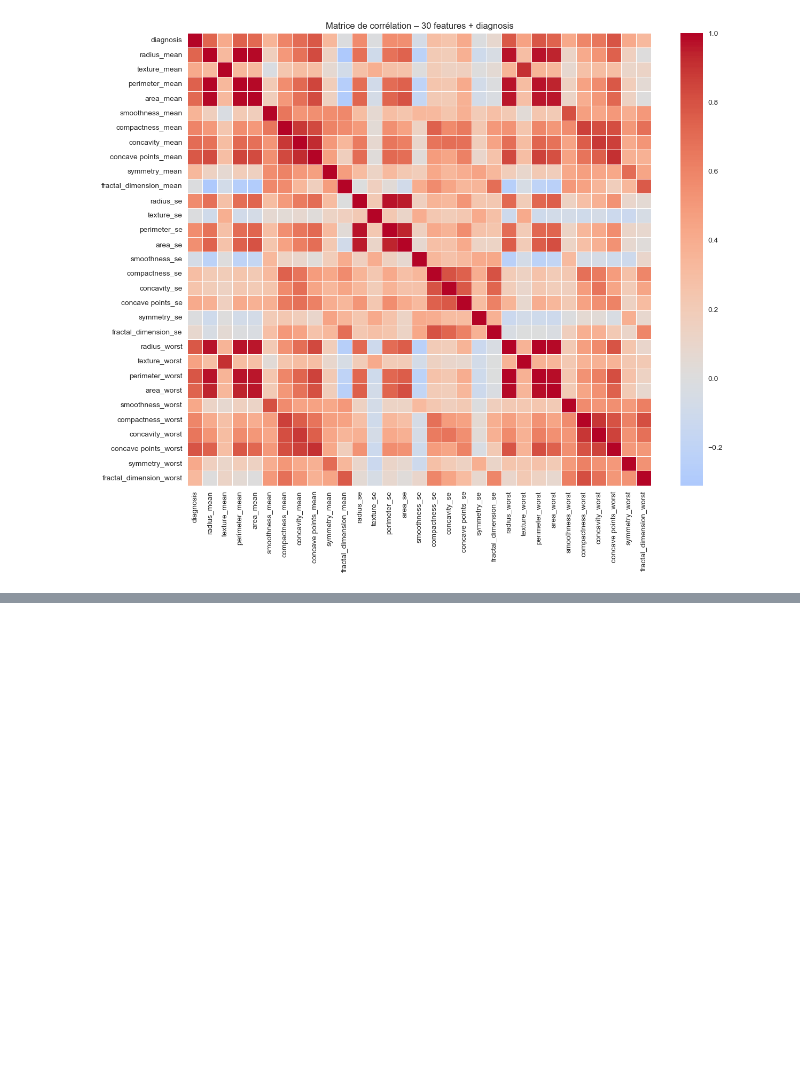
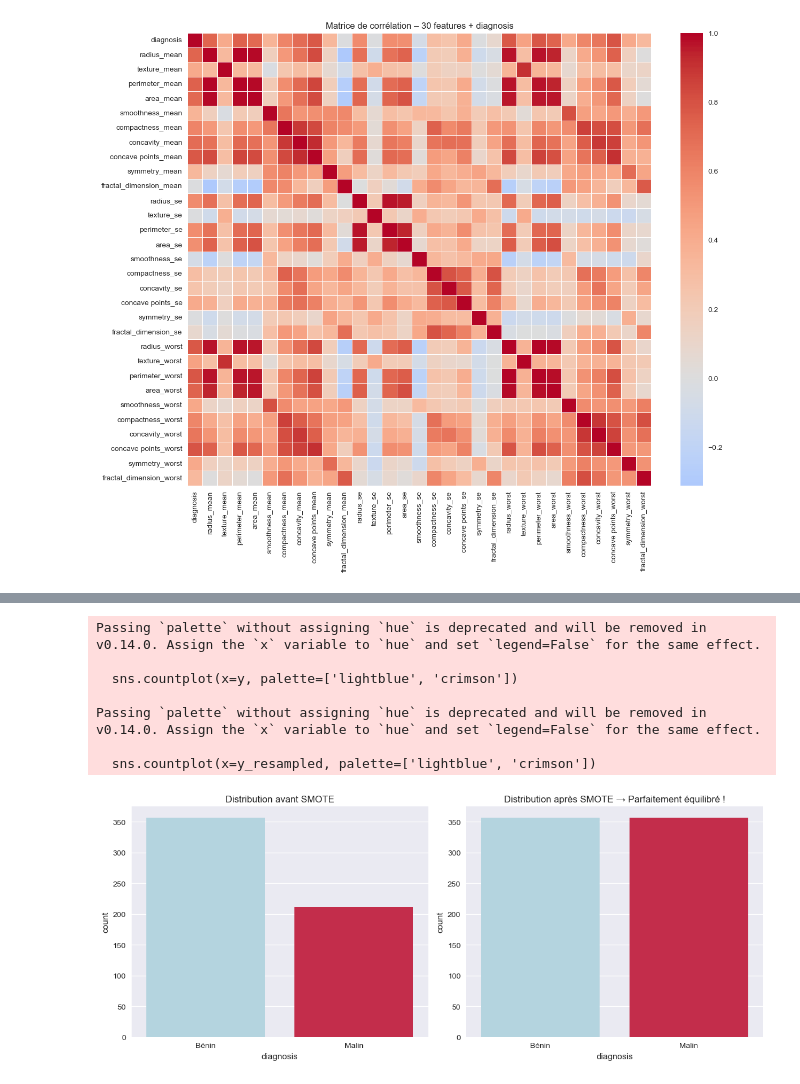
Before and after one commit to youssef060902/Algonomads_ML, a Jupyter notebook: Project.ipynb, the cells around one changed output, grey strips where cells are left out. Drawn from its saved outputs; the diff is of its cells as text; code cells hidden in the pictures; blank space fills up the shorter version.

```diff
--- a/Project.ipynb
+++ b/Project.ipynb
@@ -213,0 +238,11 @@ plt.show()
+# %%
+# --- Étape 1 : Application de SMOTE AVANT le split (meilleure pratique) ---
+from imblearn.over_sampling import SMOTE
+print("\nApplication de SMOTE pour équilibrer les classes...")
+
+smote = SMOTE(random_state=42)
+X_resampled, y_resampled = smote.fit_resample(X, y)
+
+print("Après SMOTE :")
+print(pd.Series(y_resampled).value_counts())
+print(f"Nouvelle shape : X_resampled {X_resampled.shape}, y_resampled {y_resampled.shape}")
@@ -213,0 +324,25 @@ plt.show()
+# %%
+# --- Petite visualisation post-SMOTE ---
+plt.figure(figsize=(12, 5))
+
+plt.subplot(1, 2, 1)
+sns.countplot(x=y, palette=['lightblue', 'crimson'])
+plt.title("Distribution avant SMOTE")
+plt.xticks([0, 1], ['Bénin', 'Malin'])
+
+plt.subplot(1, 2, 2)
+sns.countplot(x=y_resampled, palette=['lightblue', 'crimson'])
+plt.title("Distribution après SMOTE → Parfaitement équilibré !")
+plt.xticks([0, 1], ['Bénin', 'Malin'])
+
+plt.tight_layout()
+plt.show()
+# %% [output]
+Passing `palette` without assigning `hue` is deprecated and will be removed in v0.14.0. Assign the `x` variable to `hue` and set `legend=False` for the same effect.
+
+  sns.countplot(x=y, palette=['lightblue', 'crimson'])
+
+Passing `palette` without assigning `hue` is deprecated and will be removed in v0.14.0. Assign the `x` variable to `hue` and set `legend=False` for the same effect.
+
+  sns.countplot(x=y_resampled, palette=['lightblue', 'crimson'])
+[figure, added]
```
Also changed, not shown: parts of 12 cells of this notebook.
